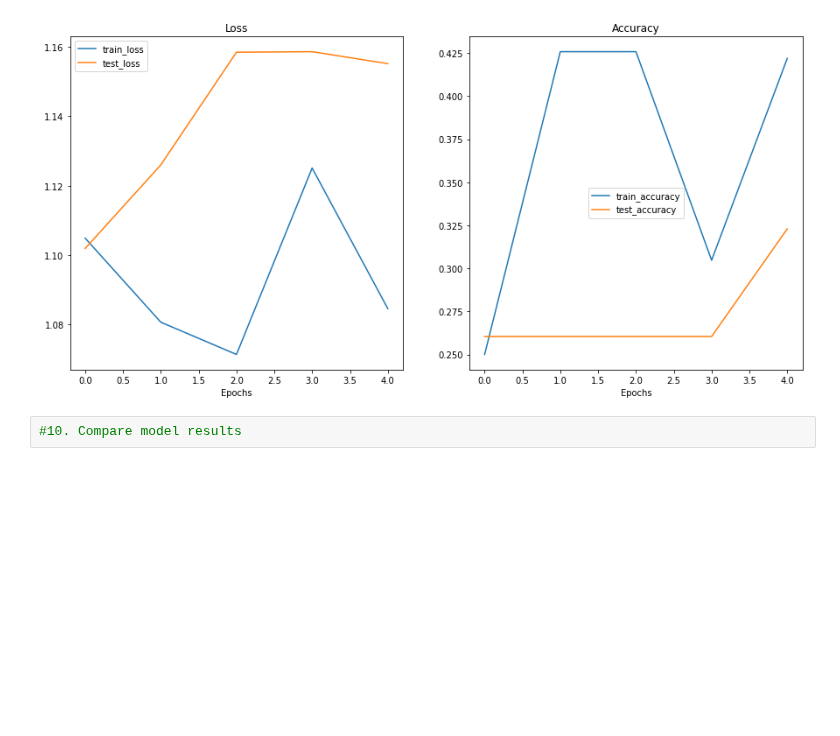
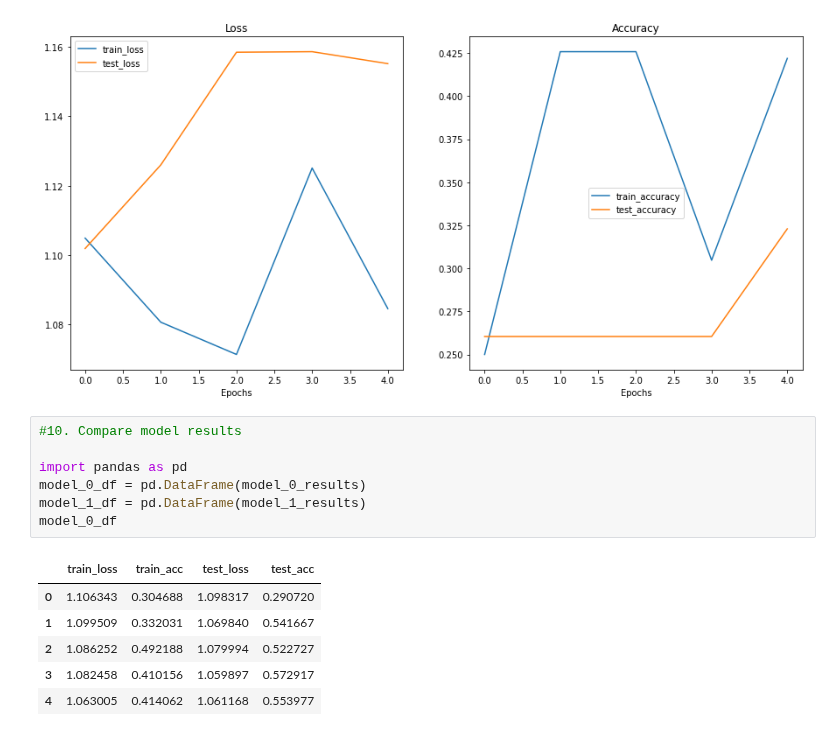
Before and after one commit to qarimbas/pytorch-deep-learning-course, a Jupyter notebook: 04_pytorch_custom_datasets_video.ipynb, the cells around one changed output. Cells and saved outputs as stored; diff of their text form; blank space fills up the shorter version.

```diff
--- a/04_pytorch_custom_datasets_video.ipynb
+++ b/04_pytorch_custom_datasets_video.ipynb
@@ -1140,5 +1140,17 @@ model_1_results
 plot_loss_curves(model_1_results)
 # %% [output]
 [figure]
-# %%
-#10. Compare model results
+# %%
+#10. Compare model results
+
+import pandas as pd
+model_0_df = pd.DataFrame(model_0_results)
+model_1_df = pd.DataFrame(model_1_results)
+model_0_df
+# %% [output]
+|  | train_loss | train_acc | test_loss | test_acc |
+| 0 | 1.106343 | 0.304688 | 1.098317 | 0.290720 |
+| 1 | 1.099509 | 0.332031 | 1.069840 | 0.541667 |
+| 2 | 1.086252 | 0.492188 | 1.079994 | 0.522727 |
+| 3 | 1.082458 | 0.410156 | 1.059897 | 0.572917 |
+| 4 | 1.063005 | 0.414062 | 1.061168 | 0.553977 |
```
Also changed, not shown: parts of 5 cells of this notebook.
